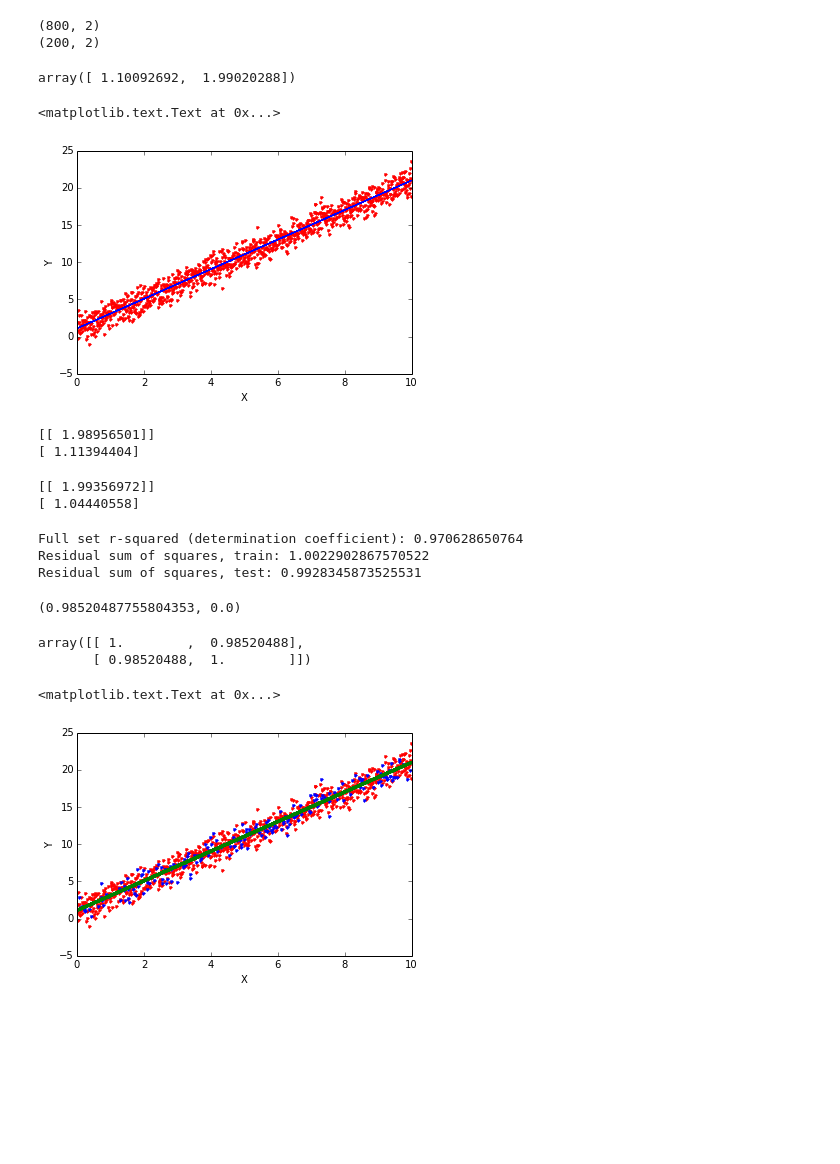
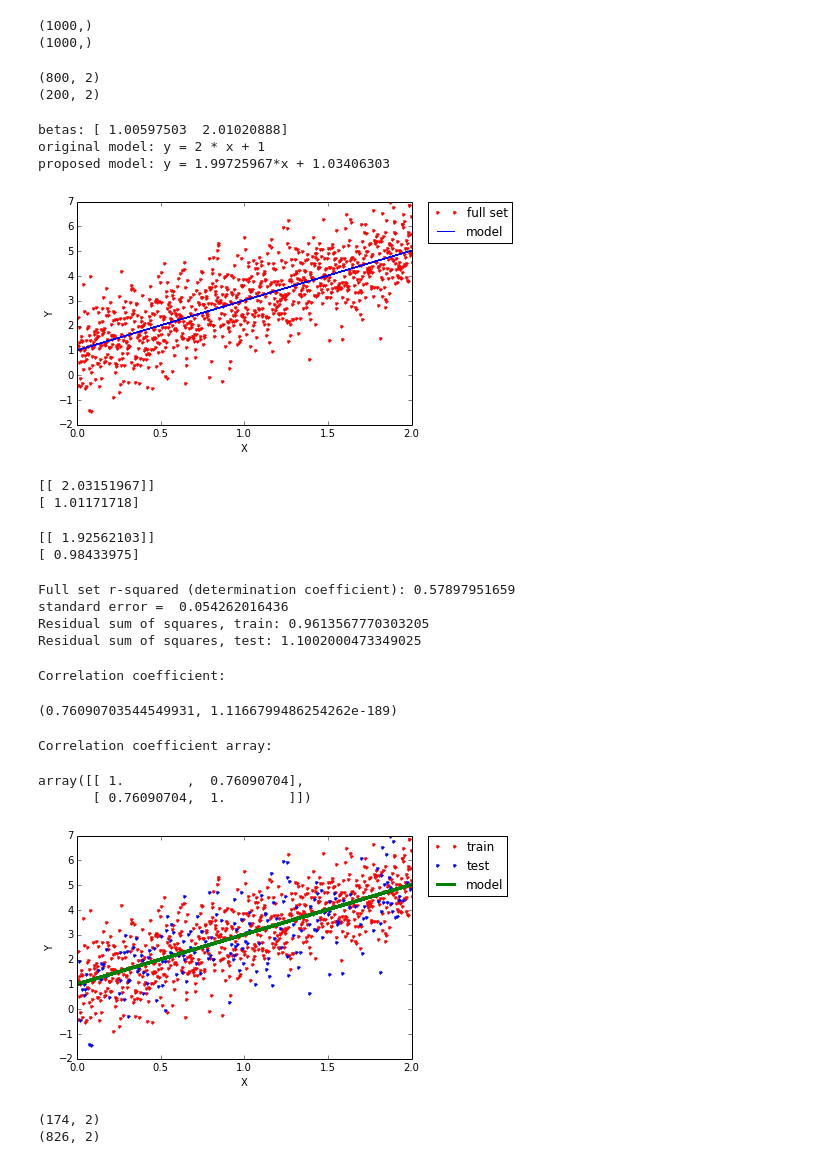
Before and after one commit to effect/bii-14s, a Jupyter notebook: kolchanova/python3.ipynb, the cells around one changed output. Cells and saved outputs as stored; diff of their text form; code cells hidden in the pictures; blank space fills up the shorter version.

```diff
--- a/kolchanova/python3.ipynb
+++ b/kolchanova/python3.ipynb
@@ -6,10 +6,18 @@ import matplotlib.pyplot as plot
 import random
 %matplotlib inline
 # %%
-x = numpy.linspace(0, 10, 1000)
+x = numpy.linspace(0, 2, 1000)
 y = 2 * x + 1
 noise = scipy.randn(y.size)
 y_noise = y + noise
+
+X_full = numpy.array(x).T
+y_full = numpy.array(y_noise).T
+print (X_full.shape)
+print (y_full.shape)
+# %% [output]
+(1000,)
+(1000,)
 # %%
 TRAIN_SIZE = 800
 from sklearn.utils import shuffle
@@ -33,17 +41,21 @@ print (Test_set.shape)
 (200, 2)
 # %%
 betas = scipy.polyfit(x, y_noise, 1)[::-1]  # 1 is order (max degree of x)
-betas
+print ("betas:", betas)
+print ("original model: y = 2 * x + 1")
+print ("proposed model: y = 1.99725967*x + 1.03406303")
 # %% [output]
-array([ 1.10092692,  1.99020288])
+betas: [ 1.00597503  2.01020888]
+original model: y = 2 * x + 1
+proposed model: y = 1.99725967*x + 1.03406303
 # %%
-_ = plot.plot(x, y_noise, "r.")
-_ = plot.plot(x, betas[0] + betas[1]*x, color="blue")
+_ = plot.plot(x, y_noise, "r.", label = "full set")
+_ = plot.plot(x, betas[0] + betas[1]*x, color="blue", label = "model")
 plot.xlabel('X')
 plot.ylabel('Y')
+_ = plot.legend(bbox_to_anchor = (1.05, 1), loc = 2, borderaxespad = 0)
 # %% [output]
-<matplotlib.text.Text at 0x...>
-[figure, old version]
+[figure, new version]
 # %%
 from sklearn import linear_model
 regr = linear_model.LinearRegression()
@@ -51,18 +63,19 @@ regr.fit(X_train, Y_train)
 print(regr.coef_)
 print(regr.intercept_)
 # %% [output]
-[[ 1.98956501]]
-[ 1.11394404]
+[[ 2.03151967]]
+[ 1.01171718]
 # %%
 regr.fit(X_test, Y_test)
 print (regr.coef_)
 print (regr.intercept_)
 # %% [output]
-[[ 1.99356972]]
-[ 1.04440558]
+[[ 1.92562103]]
+[ 0.98433975]
 # %%
 slope, intercept, r_value, p_value, std_err = stats.linregress(x,y_noise)
 print ("Full set r-squared (determination coefficient):", r_value**2)
+print ("standard error = ", std_err)
 
 train_set_error = sqrt(numpy.sum(((slope*x_train+intercept) - y_train)**2)/len(y_train))
 print ('Residual sum of squares, train:', train_set_error)
@@ -70,27 +83,30 @@ print ('Residual sum of squares, train:', train_set_error)
 test_set_error = sqrt(numpy.sum(((slope*x_test+intercept) - y_test)**2)/len(y_test))
 print ('Residual sum of squares, test:', test_set_error)
 # %% [output]
-Full set r-squared (determination coefficient): 0.970628650764
-Residual sum of squares, train: 1.0022902867570522
-Residual sum of squares, test: 0.9928345873525531
+Full set r-squared (determination coefficient): 0.57897951659
+standard error =  0.054262016436
+Residual sum of squares, train: 0.9613567770303205
+Residual sum of squares, test: 1.1002000473349025
 # %%
 from scipy.stats import pearsonr
 print ("Correlation coefficient:")
 pearsonr(x, y_noise) #correlation coefficient x1
 # %% [output]
-(0.98520487755804353, 0.0)
+Correlation coefficient:
+(0.76090703544549931, 1.1166799486254262e-189)
 # %%
 print ("Correlation coefficient array:")
 numpy.corrcoef(x,y_noise) #correlation coefficient x2
 # %% [output]
-array([[ 1.        ,  0.98520488],
-       [ 0.98520488,  1.        ]])
+Correlation coefficient array:
+array([[ 1.        ,  0.76090704],
+       [ 0.76090704,  1.        ]])
 # %%
-_ = plot.plot(x_train, y_train, "r.")
-_ = plot.plot(x_test,y_test, "b.")
-_ = plot.plot(x, betas[0] + betas[1]*x, color="green", linewidth = 3)
+_ = plot.plot(x_train, y_train, "r.", label = "train")
+_ = plot.plot(x_test,y_test, "b.", label  = "test")
+_ = plot.plot(x, betas[0] + betas[1]*x, color="green", linewidth = 3, label = "model")
 plot.xlabel('X')
 plot.ylabel('Y')
+_ = plot.legend(bbox_to_anchor = (1.05, 1), loc = 2, borderaxespad = 0)
 # %% [output]
-<matplotlib.text.Text at 0x...>
-[figure, old version]
+[figure, new version]
@@ -96,0 +122,8 @@ plot.ylabel('Y')
+# %%
+ok_points = numpy.array(ok)
+too_far = numpy.array(too_far)
+print (ok_points.shape)
+print (too_far.shape)
+# %% [output]
+(174, 2)
+(826, 2)
```
Also changed, not shown: parts of 2 cells of this notebook, 1 other file.
